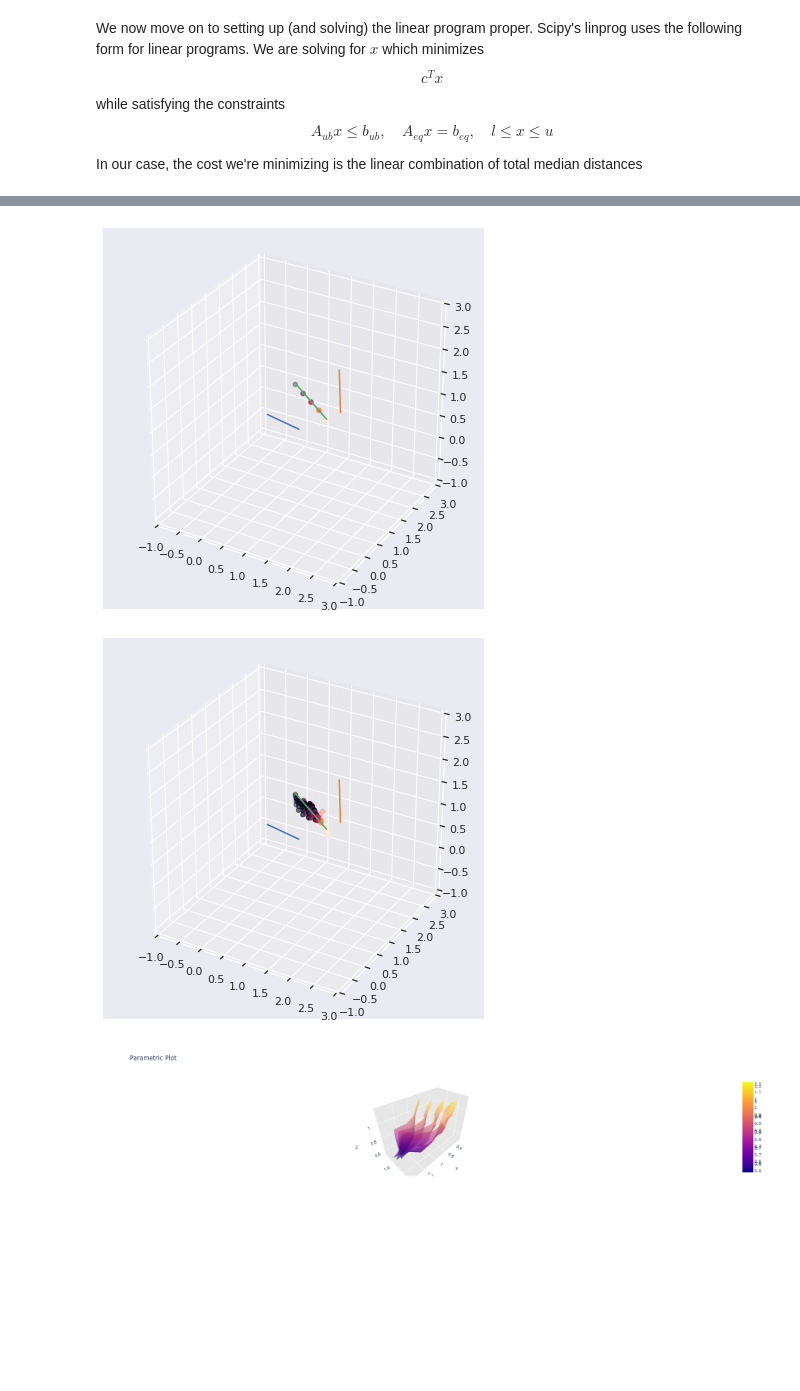
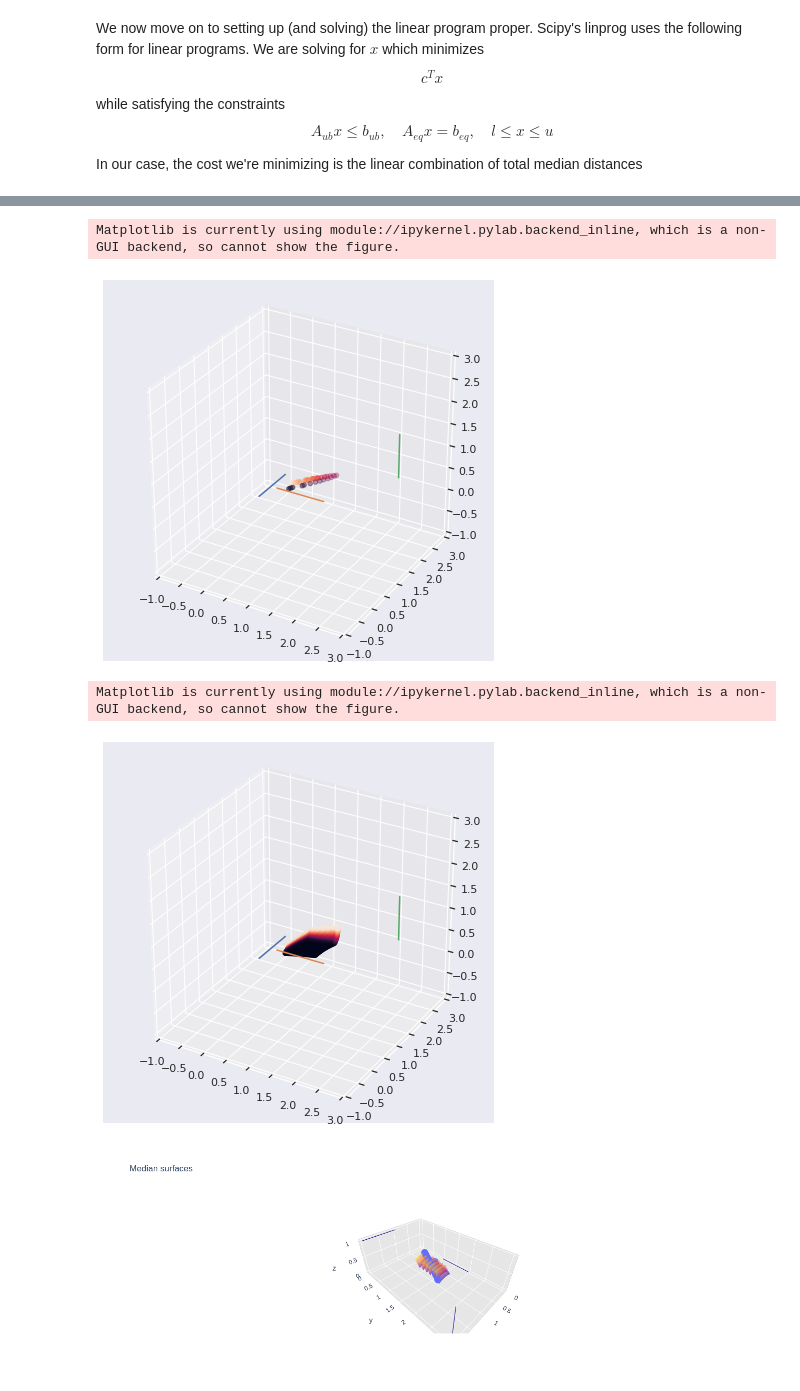
Before and after one commit to hchapman/transport-plans-exploration, a Jupyter notebook: intervals_3d.ipynb, the cells around one changed output, grey strips where cells are left out. Cells and saved outputs as stored; diff of their text form; code cells hidden in the pictures; blank space fills up the shorter version.

```diff
--- a/intervals_3d.ipynb
+++ b/intervals_3d.ipynb
@@ -30,11 +30,11 @@ def random_uniform_direction():
     r = np.sqrt(1 - z*z) * np.random.choice([-1,1])
     return [r*np.cos(theta), r*np.sin(theta), z]
 
-N_DIV = 5
+N_DIV = 31
 N_CURVE = 3
 RMAX = 2.
 
-RND = True
+RND = False
 
 if RND:
     curves = [
@@ -49,10 +49,10 @@ else:
     curves = [
         line_segment((0,1,0),
                      (0.001,1,0), 1, N_DIV-1),
-        line_segment((1,0,0),
+        line_segment((1,0,1),
                      (1,0,0), 1, N_DIV-1),
         line_segment((2,3,0),
-                     (1,-1,0), 1, N_DIV-1)
+                     (0,0,1), 1, N_DIV-1)
     ]
 
 from mpl_toolkits.mplot3d import Axes3D
@@ -66,7 +66,7 @@ for curve in curves:
 ax.set_xlim(-1,RMAX+1)
 ax.set_ylim(-1,RMAX+1)
 ax.set_zlim(-1,RMAX+1)
-ax.set_aspect(1.)
+#ax.set_aspect(1.)
 
 fig.show()
 # %% [output]
@@ -301,11 +311,12 @@ ax.scatter(sdf['median_x'], sdf['median_y'], sdf['median_z'], c=sdf['t_2'])
 ax.set_xlim(-1,RMAX+1)
 ax.set_ylim(-1,RMAX+1)
 ax.set_zlim(-1,RMAX+1)
-ax.set_aspect(1.)
+#ax.set_aspect(1.)
 
 fig.show()
 # %% [output]
+Matplotlib is currently using module://ipykernel.pylab.backend_inline, which is a non-GUI backend, so cannot show the figure.
-[figure, old version]
+[figure, new version]
 # %%
 from mpl_toolkits.mplot3d import Axes3D
 
@@ -321,22 +332,23 @@ ax.scatter(sdf['median_x'], sdf['median_y'], sdf['median_z'], c=sdf['t_2'])
 ax.set_xlim(-1,RMAX+1)
 ax.set_ylim(-1,RMAX+1)
 ax.set_zlim(-1,RMAX+1)
-ax.set_aspect(1.)
+#ax.set_aspect(1.)
 
 fig.show()
 # %% [output]
+Matplotlib is currently using module://ipykernel.pylab.backend_inline, which is a non-GUI backend, so cannot show the figure.
-[figure, old version]
+[figure, new version]
 # %%
 import plotly as py
 import plotly.graph_objects as go
 import numpy as np
 
 data = []
-for i in range(4):
-    sdf = solution[solution['t_0'] == i]
+for i in range(0,N_DIV,5):
+    sdf = solution[(solution['t_0'] == i) & (solution['t_1']%5 == 0) & (solution['t_2']%5 == 0)]
     sdf = sdf.pivot_table(values=['median_x', 'median_y', 'median_z'], index='t_1', columns='t_2')
 
-    surface = go.Surface(x=sdf['median_x'], y=sdf['median_y'], z=sdf['median_z'], opacity=0.75)
+    surface = go.Surface(x=sdf['median_x'], y=sdf['median_y'], z=sdf['median_z'], opacity=0.75, showscale=False)
     """surface = go.Scatter3d(x=sdf['median_x'], y=sdf['median_y'], z=sdf['median_z'],
                            mode='markers',
                            marker=dict(
@@ -346,32 +358,43 @@ for i in range(4):
                            ))"""
 
     data.append(surface)
 
+for curve in curves:
+    data.append(go.Scatter3d(x=curve[:,0], y=curve[:,1], z=curve[:,2],
+                             mode='lines',
+                            marker=None, line=dict(color='darkblue', width=2)))
+
+ans = solution[solution['weight'] > 1e-3]
+
+data.append(go.Scatter3d(x=ans['median_x'], y=ans['median_y'], z=ans['median_z'],
+                        mode='markers'))
+
 layout = go.Layout(
-    title='Parametric Plot',
+    title='Median surfaces',
     scene=dict(
         xaxis=dict(
             gridcolor='rgb(255, 255, 255)',
             zerolinecolor='rgb(255, 255, 255)',
             showbackground=True,
             backgroundcolor='rgb(230, 230,230)'
         ),
         yaxis=dict(
             gridcolor='rgb(255, 255, 255)',
             zerolinecolor='rgb(255, 255, 255)',
             showbackground=True,
             backgroundcolor='rgb(230, 230,230)'
         ),
         zaxis=dict(
             gridcolor='rgb(255, 255, 255)',
             zerolinecolor='rgb(255, 255, 255)',
             showbackground=True,
             backgroundcolor='rgb(230, 230,230)'
         )
     )
 )
 
 fig = go.Figure(data=data, layout=layout)
+fig.update_layout(showlegend=False)
 py.offline.iplot(fig, filename='jupyter-parametric_plot')
 # %% [output]
-[figure, old version]
+[figure, new version]
```
Also changed, not shown: parts of 4 cells of this notebook.
